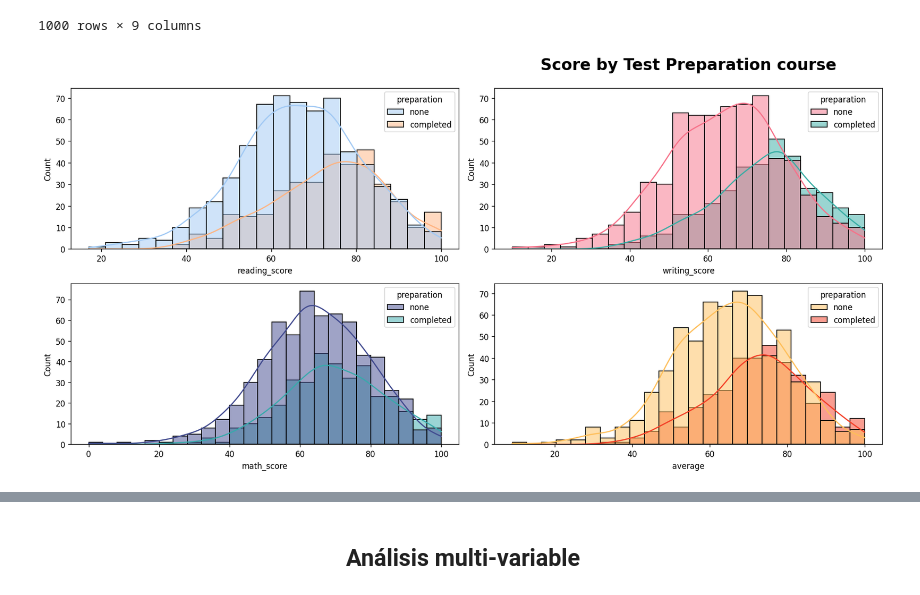
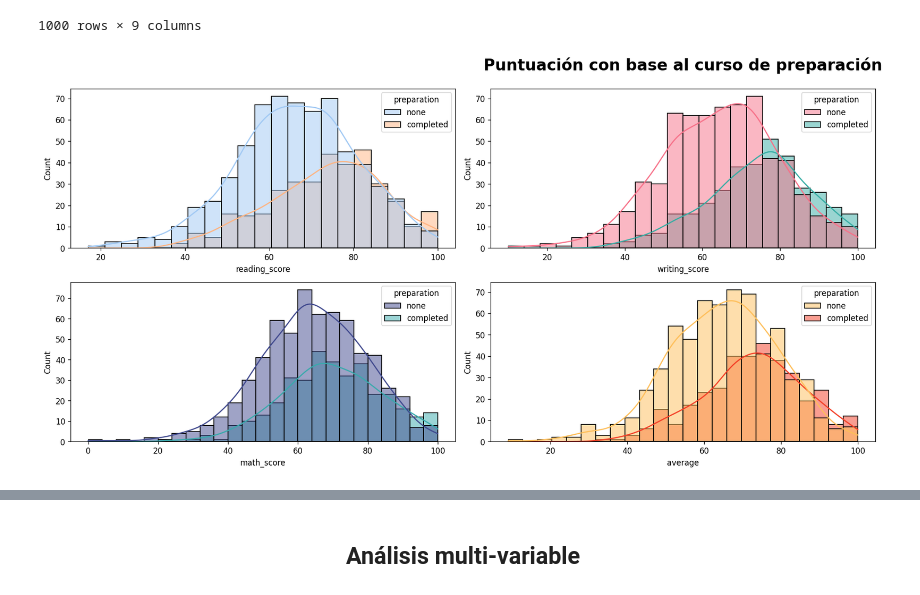
Before and after one commit to MarioChvx/ciencia_de_datos_PAMBAZO, a Jupyter notebook: proyectos/unidad1/proyecto_eda/EDA_Students_performance.ipynb, the cells around one changed output, grey strips where cells are left out. Saved outputs shown, nothing was run; the diff lists cells and outputs as text; code cells hidden in the pictures.

```diff
--- a/proyectos/unidad1/proyecto_eda/EDA_Students_performance.ipynb
+++ b/proyectos/unidad1/proyecto_eda/EDA_Students_performance.ipynb
@@ -307,14 +307,14 @@ df
 # %%
 fig, axs = plt.subplots(2, 2, figsize = (15, 7), dpi=120)
 
 sns.histplot(x = 'math_score',data=df ,ax = axs[1][0],hue ='preparation',palette="mako",kde = True)
 sns.histplot(x = 'reading_score',data =df ,ax = axs[0][0] ,hue ='preparation',palette="pastel",kde = True)
 sns.histplot(x = 'writing_score',data =df ,ax = axs[0][1],hue ='preparation',palette="husl",kde = True)
 sns.histplot(x = 'average',data =df ,ax = axs[1][1],hue ='preparation',palette="YlOrRd",kde = True)
 
 plt.tight_layout()
-plt.title('Score by Test Preparation course', fontsize=20, fontweight='bold',y=2.3, loc="center")
+plt.title('Puntuación con base al curso de preparación', fontsize=20, fontweight='bold',y=2.3)
 plt.show()
 # %% [output]
-[figure, old version]
+[figure, new version]
 # %%
```
Also changed, not shown: parts of 9 cells of this notebook.
